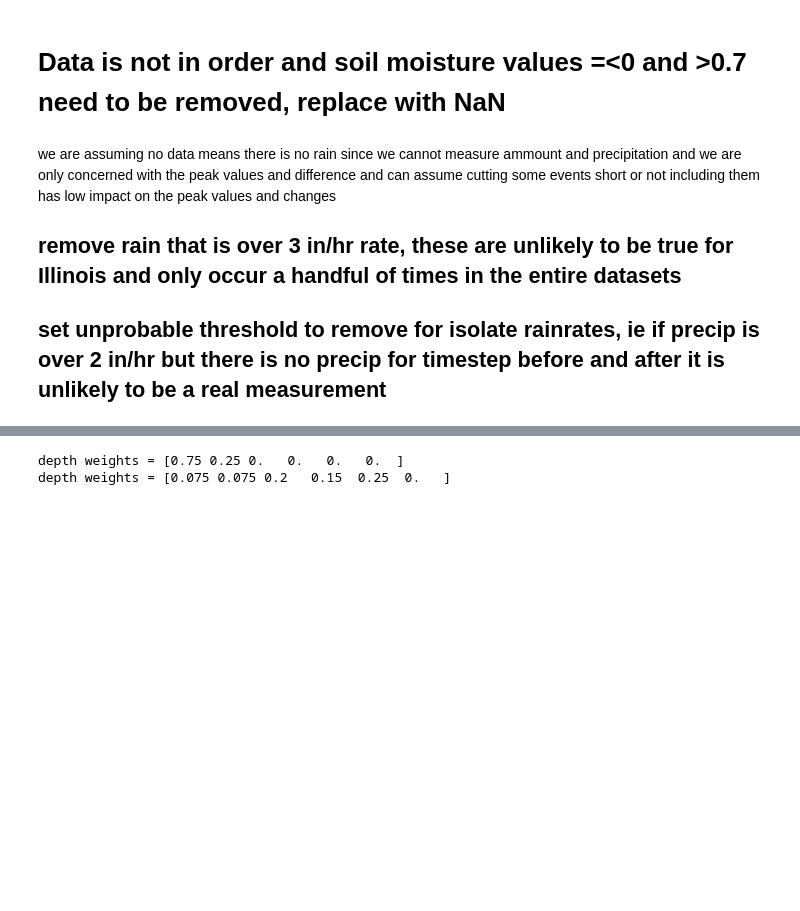
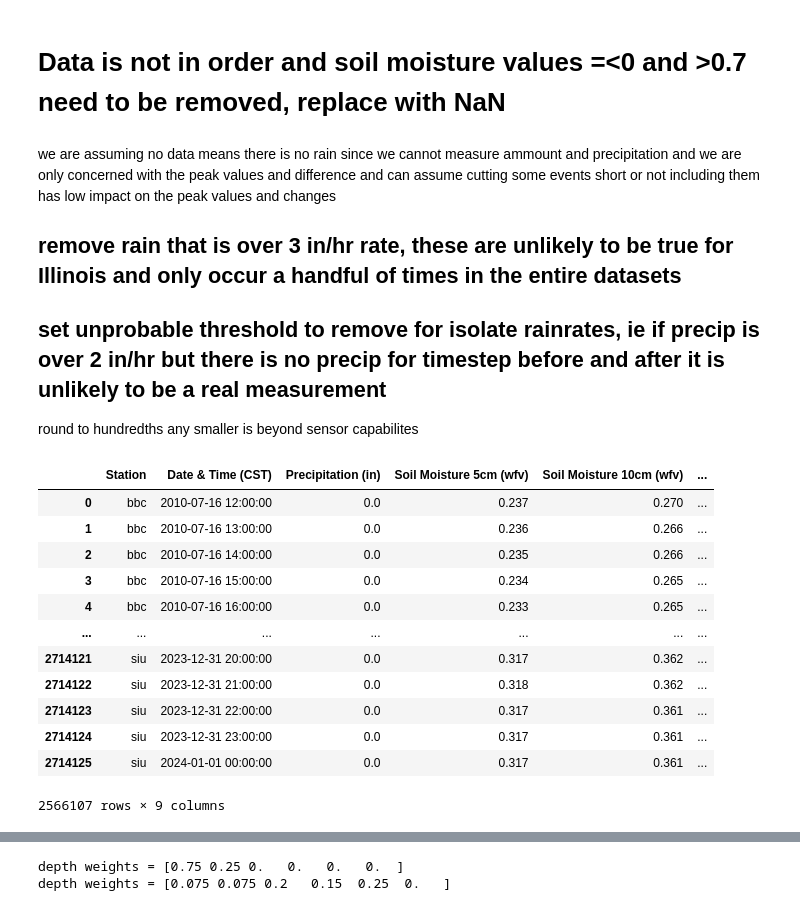
Before and after one commit to cstraus22/IL_WARM_MI_analysis, a Jupyter notebook: Data_cleaning_and_selection.ipynb, the cells around one changed output, grey strips where cells are left out. Cells and saved outputs as stored; diff of their text form; code cells hidden in the pictures; blank space fills up the shorter version.

```diff
--- a/Data_cleaning_and_selection.ipynb
+++ b/Data_cleaning_and_selection.ipynb
@@ -53,6 +53,25 @@ or not including them has low impact on the peak values and changes
 
 ## remove rain that is over 3 in/hr rate, these are unlikely to be true for Illinois and only occur a handful of times in the entire datasets
 ## set unprobable threshold to remove for isolate rainrates, ie if precip is over 2 in/hr but there is no precip for timestep before and after it is unlikely to be a real measurement
+
+
+round to hundredths any smaller is beyond sensor capabilites
+# %%
+SM_data_all
+# %% [output]
+|  | Station | Date & Time (CST) | Precipitation (in) | Soil Moisture 5cm (wfv) | Soil Moisture 10cm (wfv) | ... |
+| 0 | bbc | 2010-07-16 12:00:00 | 0.0 | 0.237 | 0.270 | ... |
+| 1 | bbc | 2010-07-16 13:00:00 | 0.0 | 0.236 | 0.266 | ... |
+| 2 | bbc | 2010-07-16 14:00:00 | 0.0 | 0.235 | 0.266 | ... |
+| 3 | bbc | 2010-07-16 15:00:00 | 0.0 | 0.234 | 0.265 | ... |
+| 4 | bbc | 2010-07-16 16:00:00 | 0.0 | 0.233 | 0.265 | ... |
+| ... | ... | ... | ... | ... | ... | ... |
+| 2714121 | siu | 2023-12-31 20:00:00 | 0.0 | 0.317 | 0.362 | ... |
+| 2714122 | siu | 2023-12-31 21:00:00 | 0.0 | 0.318 | 0.362 | ... |
+| 2714123 | siu | 2023-12-31 22:00:00 | 0.0 | 0.317 | 0.361 | ... |
+| 2714124 | siu | 2023-12-31 23:00:00 | 0.0 | 0.317 | 0.361 | ... |
+| 2714125 | siu | 2024-01-01 00:00:00 | 0.0 | 0.317 | 0.361 | ... |
+2566107 rows × 9 columns
 # %%
 #clean data, remove impossible values
 def clean_data(data,precip_cutoff, sm_cutoff, unlikely_threshold):
```
Also changed, not shown: parts of 36 cells of this notebook, 24 other files.
